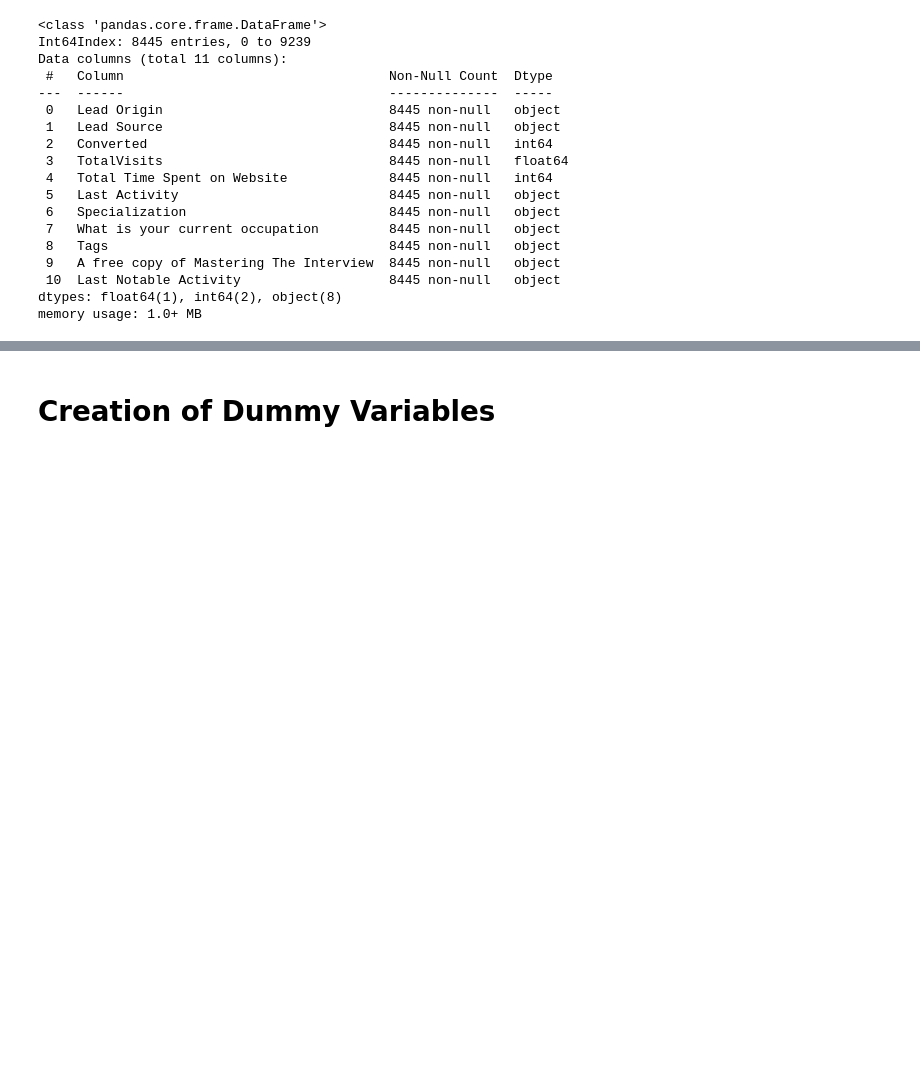
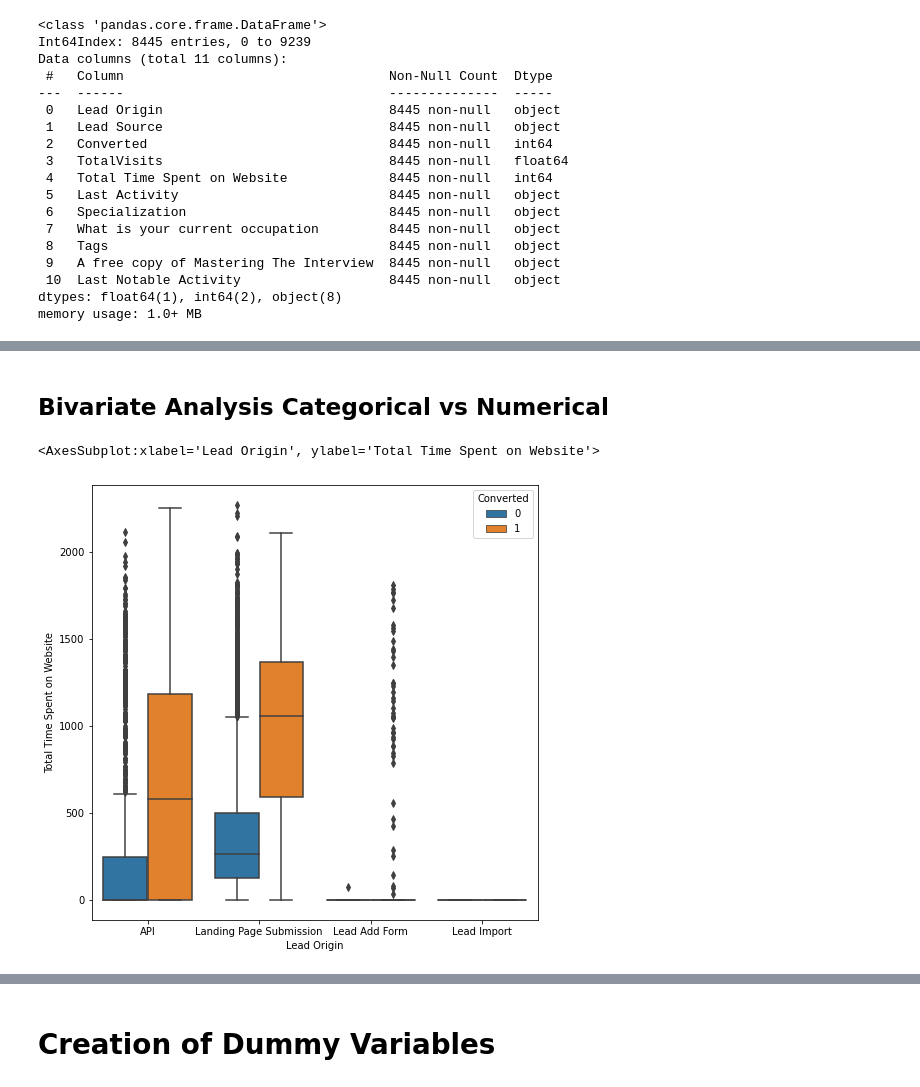
Before and after one commit to Abhinay92c/Lead_scoring_case_study, a Jupyter notebook: Lead_scoring_assignment2.ipynb, the cells around one changed output, grey strips where cells are left out. Drawn from its saved outputs; the diff is of its cells as text; code cells hidden in the pictures; blank space fills up the shorter version.

Commit message:
Add files via upload
Added Bivariate analysis of Continuous vs Categorical Variables

```diff
--- a/Lead_scoring_assignment2.ipynb
+++ b/Lead_scoring_assignment2.ipynb
@@ -790,0 +792,8 @@ Percentage of data remaining after data cleaning 91.3961038961039
+# %% [markdown]
+## Bivariate Analysis Categorical vs Numerical
+# %%
+plt.figure(figsize=[8,8])
+sns.boxplot(x=df['Lead Origin'],y=df['Total Time Spent on Website'],hue=df['Converted'])
+# %% [output]
+<AxesSubplot:xlabel='Lead Origin', ylabel='Total Time Spent on Website'>
+[figure, added]
```
Also changed, not shown: parts of 20 cells of this notebook.
